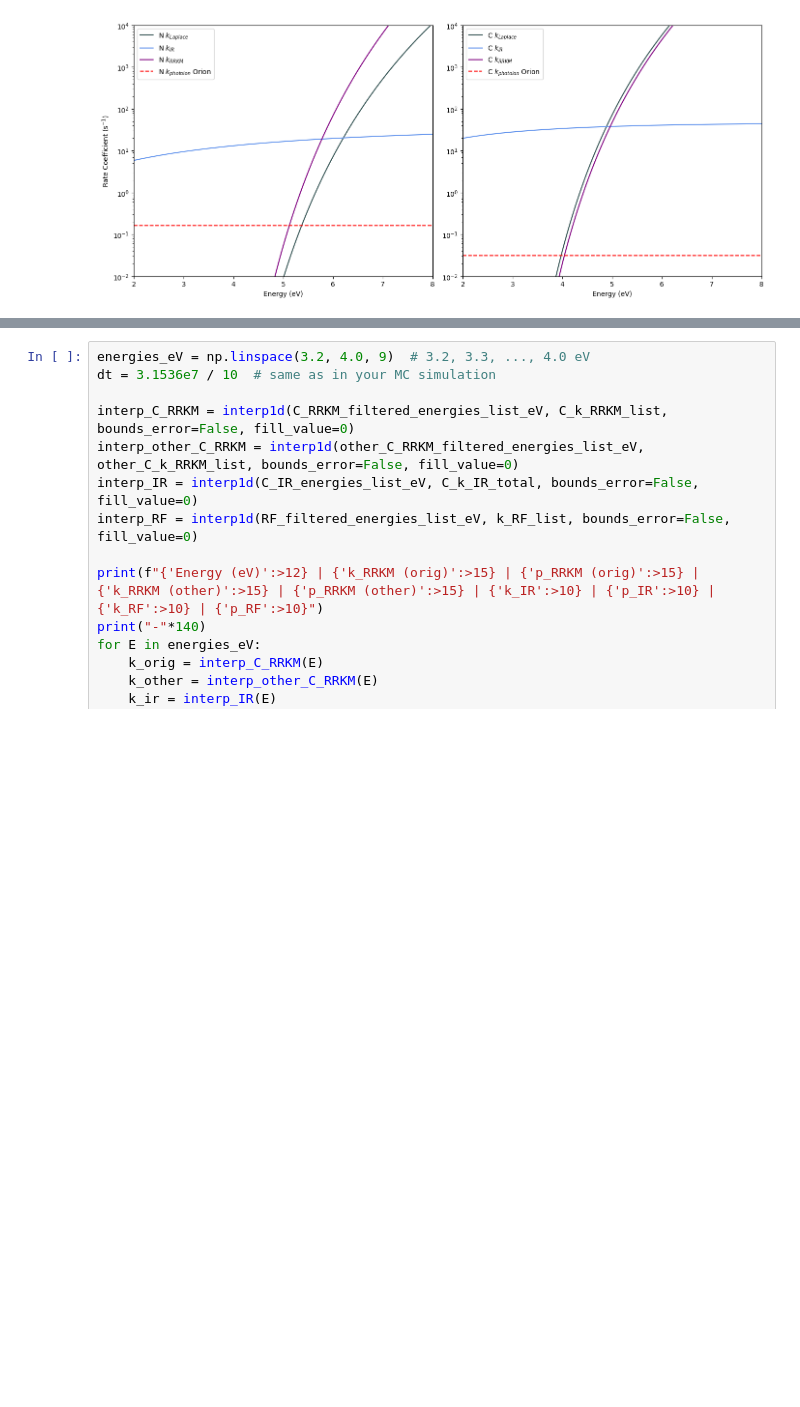
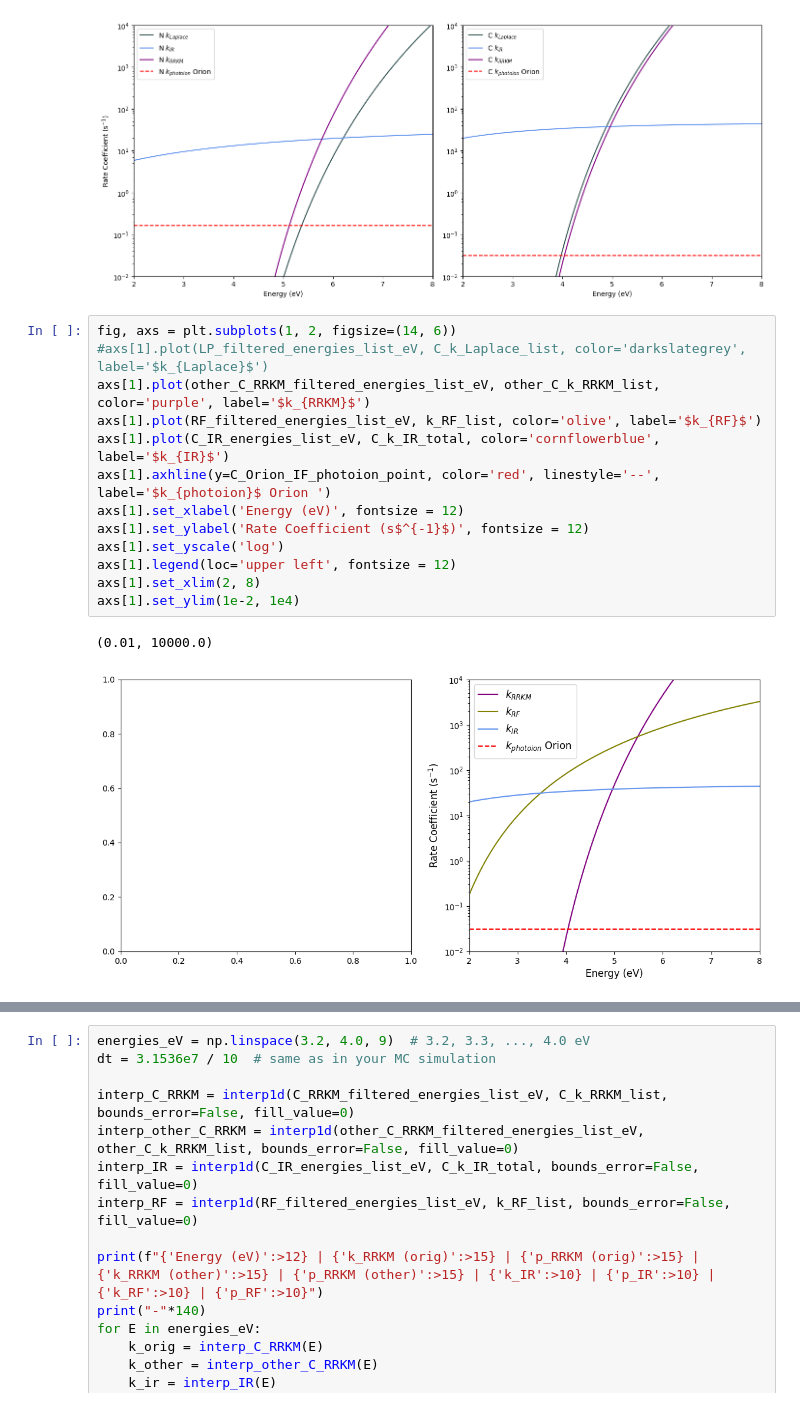
Before and after one commit to mustafa9812/Project-Cynap, a Jupyter notebook: scripts/calculations.ipynb, the cells around one changed output, grey strips where cells are left out. Drawn from its saved outputs; the diff is of its cells as text; blank space fills up the shorter version.

```diff
--- a/scripts/calculations.ipynb
+++ b/scripts/calculations.ipynb
@@ -890,6 +893,22 @@ axs[1].set_ylim(1e-2, 1e4)
 plt.tight_layout()
 # %% [output]
 [figure]
+# %%
+fig, axs = plt.subplots(1, 2, figsize=(14, 6))
+#axs[1].plot(LP_filtered_energies_list_eV, C_k_Laplace_list, color='darkslategrey', label='$k_{Laplace}$')
+axs[1].plot(other_C_RRKM_filtered_energies_list_eV, other_C_k_RRKM_list, color='purple', label='$k_{RRKM}$')
+axs[1].plot(RF_filtered_energies_list_eV, k_RF_list, color='olive', label='$k_{RF}$')
+axs[1].plot(C_IR_energies_list_eV, C_k_IR_total, color='cornflowerblue', label='$k_{IR}$')
+axs[1].axhline(y=C_Orion_IF_photoion_point, color='red', linestyle='--', label='$k_{photoion}$ Orion ')
+axs[1].set_xlabel('Energy (eV)', fontsize = 12)
+axs[1].set_ylabel('Rate Coefficient (s$^{-1}$)', fontsize = 12)
+axs[1].set_yscale('log')
+axs[1].legend(loc='upper left', fontsize = 12)
+axs[1].set_xlim(2, 8)
+axs[1].set_ylim(1e-2, 1e4)
+# %% [output]
+(0.01, 10000.0)
+[figure, added]
 # %%
 # 1-CYANONAPHTHALENE+ SURVIVAL PROBABILITIES COMPARED TO STOCKETT ET AL. PAPER PLOT
 C_threshold_eV = 3.16
```
Also changed, not shown: parts of 8 cells of this notebook, 15 other files.
